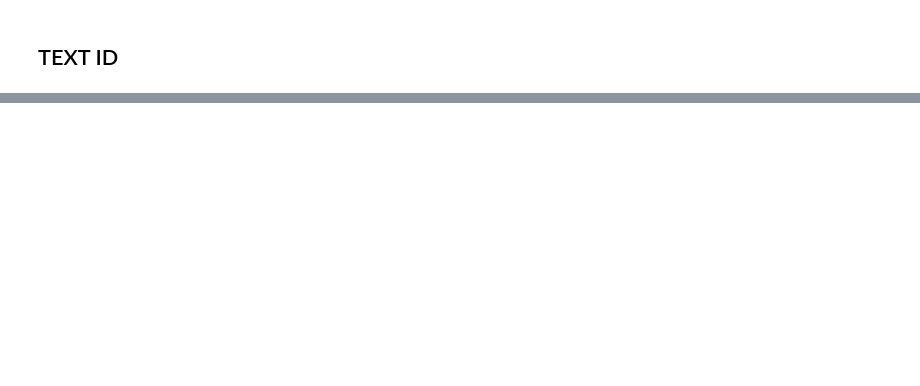
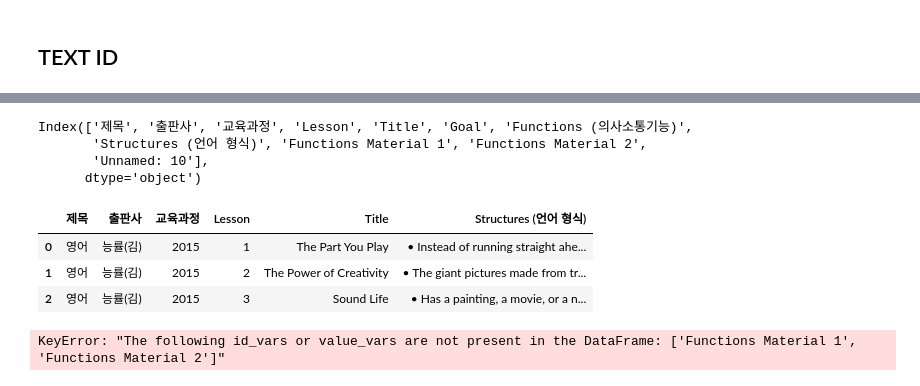
Before and after one commit to tiagyu/WeaversMind, a Jupyter notebook: DB/Extract_Material_High.ipynb, the cells around one changed output, grey strips where cells are left out. Saved outputs shown, nothing was run; the diff lists cells and outputs as text; code cells hidden in the pictures; blank space fills up the shorter version.

```diff
--- a/DB/Extract_Material_High.ipynb
+++ b/DB/Extract_Material_High.ipynb
@@ -215,0 +218,5 @@ df.to_csv(file_name, encoding='utf-8-sig')
+# %%
+file = 'DB_High.csv'
+data = pd.read_csv(file)
+df = data.copy()
+df.head(5)
@@ -215,0 +230,25 @@ df.to_csv(file_name, encoding='utf-8-sig')
+# %%
+df.columns
+# %% [output]
+Index(['제목', '출판사', '교육과정', 'Lesson', 'Title', 'Goal', 'Functions (의사소통기능)',
+       'Structures (언어 형식)', 'Functions Material 1', 'Functions Material 2',
+       'Unnamed: 10'],
+      dtype='object')
+# %%
+drop_col = ['Goal', 'Functions (의사소통기능)','Unnamed: 10', 'Functions Material 1', 'Functions Material 2']
+df.drop(labels=drop_col, axis=1,inplace=True)
+df.head(3)
+# %% [output]
+|  | 제목 | 출판사 | 교육과정 | Lesson | Title | Structures (언어 형식) |
+| 0 | 영어 | 능률(김) | 2015 | 1 | The Part You Play | • Instead of running straight ahe... |
+| 1 | 영어 | 능률(김) | 2015 | 2 | The Power of Creativity | • The giant pictures made from tr... |
+| 2 | 영어 | 능률(김) | 2015 | 3 | Sound Life | • Has a painting, a movie, or a n... |
+# %%
+df = pd.melt(df,
+             id_vars=['제목', '출판사', '교육과정', 'Lesson', 'Title'],
+             value_vars=['Structures (언어 형식)',],
+             var_name= 'Material',
+             value_name='Material')
+display(df)
+# %% [output]
+KeyError: "The following id_vars or value_vars are not present in the DataFrame: ['Functions Material 1', 'Functions Material 2']"
```
Also changed, not shown: parts of 2 cells of this notebook.
